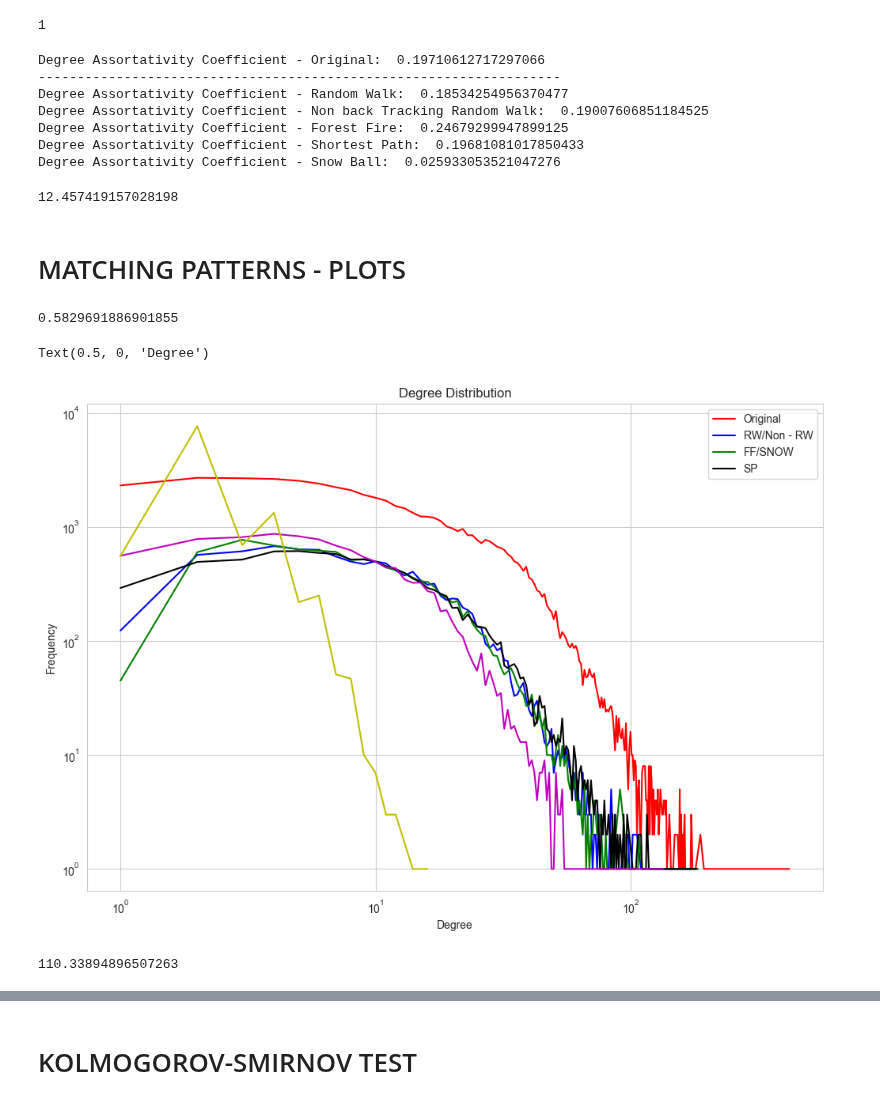
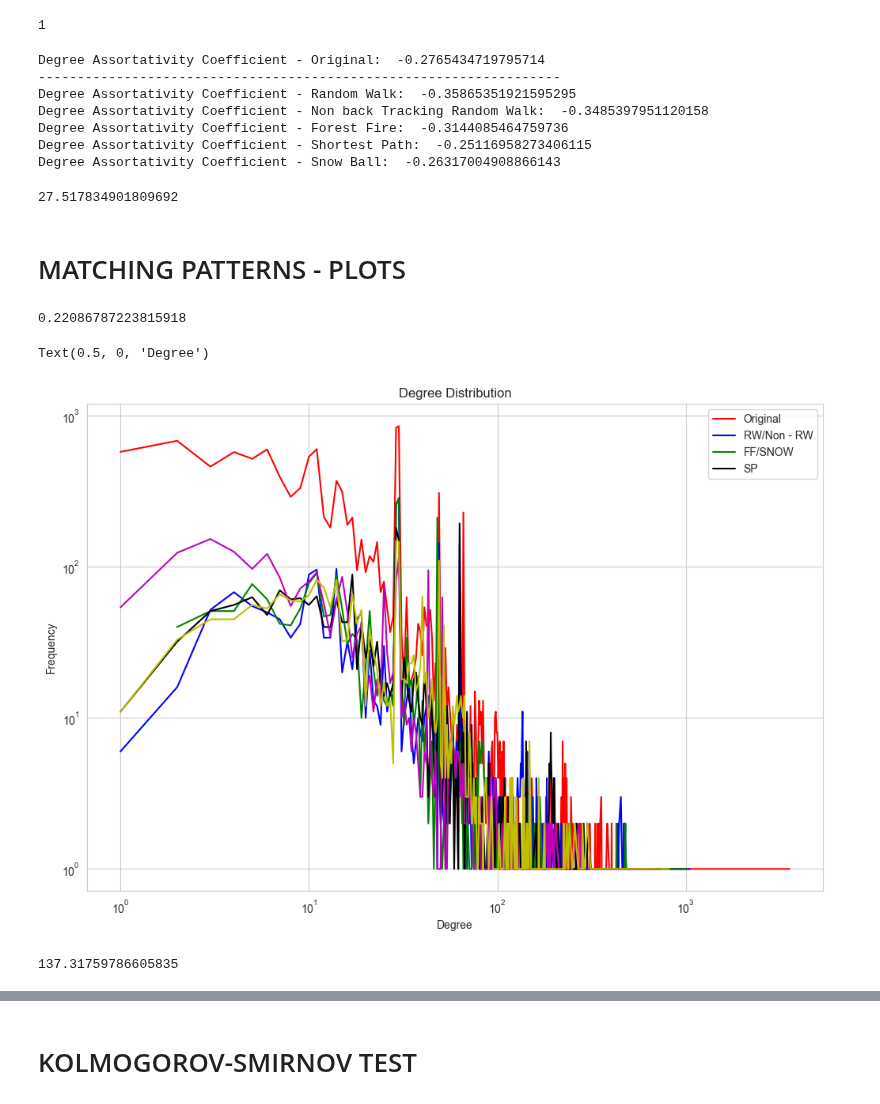
Before and after one commit to kyriakosar/Sampling-from-Networks, a Jupyter notebook: HR_dataset.ipynb, the cells around one changed output, grey strips where cells are left out. Cells and saved outputs as stored; diff of their text form; code cells hidden in the pictures.

```diff
--- a/HR_dataset.ipynb
+++ b/HR_dataset.ipynb
@@ -70,0 +73,13 @@ after sampling graph nodes 10915
+# %%
+ts = time.time()
+"""Snow ball sampler example"""
+
+from littleballoffur.exploration_sampling import MetropolisHastingsRandomWalkSampler
+
+sampler = MetropolisHastingsRandomWalkSampler(number_of_nodes = 2326)
+
+metropolis_graph = sampler.sample(graph)
+
+print('original graph nodes', len(graph.nodes))
+print('after sampling graph nodes', len(metropolis_graph.nodes))
+time.time() - ts
@@ -76,7 +95,7 @@ ts = time.time()
 
 from littleballoffur.exploration_sampling import ForestFireSampler
 
-sampler = ForestFireSampler(10915)
+sampler = ForestFireSampler(2326)
 
 ff_graph = sampler.sample(graph)
 
@@ -95,7 +114,7 @@ ts = time.time()
 
 from littleballoffur.exploration_sampling import SpikyBallSampler
 
-sampler = SpikyBallSampler(10915)
+sampler = SpikyBallSampler(2326)
 
 spiky_graph = sampler.sample(graph)
 
@@ -235,24 +241,26 @@ print('Degree Assortativity Coefficient - Random Walk: ',nx.degree_assortativity
 #Non Back tracking Random Walk
 print('Degree Assortativity Coefficient - Non back Tracking Random Walk: ',nx.degree_assortativity_coefficient(nrw_graph))
 
+#Metropolis Hastings Random Walk
+print('Degree Assortativity Coefficient - Metropolis Hastings Random Walk: ',nx.degree_assortativity_coefficient(metropolis_graph))
+
 #Forest Fire
 print('Degree Assortativity Coefficient - Forest Fire: ',nx.degree_assortativity_coefficient(ff_graph))
 
-#Shortest Path
-print('Degree Assortativity Coefficient - Shortest Path: ',nx.degree_assortativity_coefficient(spiky_graph))
+#Spiky
+print('Degree Assortativity Coefficient - Spiky: ',nx.degree_assortativity_coefficient(spiky_graph))
 
-#Snow Ball
-print('Degree Assortativity Coefficient - Snow Ball: ',nx.degree_assortativity_coefficient(frontier_graph))
+
 time.time() - ts
 # %% [output]
-Degree Assortativity Coefficient - Original:  0.19710612717297066
+Degree Assortativity Coefficient - Original:  -0.2765434719795714
 -------------------------------------------------------------------
-Degree Assortativity Coefficient - Random Walk:  0.18534254956370477
-Degree Assortativity Coefficient - Non back Tracking Random Walk:  0.19007606851184525
-Degree Assortativity Coefficient - Forest Fire:  0.24679299947899125
-Degree Assortativity Coefficient - Shortest Path:  0.19681081017850433
-Degree Assortativity Coefficient - Snow Ball:  0.025933053521047276
+Degree Assortativity Coefficient - Random Walk:  -0.35865351921595295
+Degree Assortativity Coefficient - Non back Tracking Random Walk:  -0.3485397951120158
+Degree Assortativity Coefficient - Forest Fire:  -0.3144085464759736
+Degree Assortativity Coefficient - Shortest Path:  -0.25116958273406115
+Degree Assortativity Coefficient - Snow Ball:  -0.26317004908866143
-12.457419157028198
+27.517834901809692
 # %% [markdown]
 # MATCHING PATTERNS - PLOTS
 # %%
@@ -273,32 +281,34 @@ deg1,cnt1 = degree_distributon(rw_graph)
 #Non Back tracking Random Walk
 deg2,cnt2 = degree_distributon(nrw_graph)
 
+#Metropolis Hastings Random Walk
+deg5,cnt5 = degree_distributon(metropolis_graph)
+
 #Forest Fire
 deg3,cnt3 = degree_distributon(ff_graph)
 
-#Shortest Path
+#Spiky
 deg4,cnt4 = degree_distributon(spiky_graph)
 
-#Snow Ball
-deg5,cnt5 = degree_distributon(frontier_graph)
+
 time.time() - ts
 # %% [output]
-0.5829691886901855
+0.22086787223815918
 # %%
 plt.figure(figsize=(12, 8))
 plt.loglog(deg, cnt, 'r-', label='original')
 plt.loglog(deg1,cnt1, 'b-', label='RW')
 plt.loglog(deg2,cnt2,'g-', label='Non - RW')
-plt.loglog(deg3, cnt3, 'k-', label='FF')
-plt.loglog(deg4, cnt4, 'm-', label='SP')
-plt.loglog(deg5, cnt5, 'y-', label='SNOW')
+plt.loglog(deg3, cnt3, 'k-', label='Metropolis')
+plt.loglog(deg4, cnt4, 'm-', label='FF')
+plt.loglog(deg5, cnt5, 'y-', label='Spiky')
 plt.legend(['Original','RW/Non - RW','FF/SNOW','SP'])
 plt.title("Degree Distribution")
 plt.ylabel("Frequency")
 plt.yscale('log')
 # plt.xscale('log')
 plt.xlabel("Degree")
 # %% [output]
 Text(0.5, 0, 'Degree')
-[figure, old version]
+[figure, new version]
 # %%
@@ -358,12 +348,14 @@ def degree_clustering(original, sample):
    return degrees,clustering_list,avg_kstest
 # %%
 ts = time.time()
+
 degrees,clustering_list,avg_kstest = degree_clustering(graph,graph)
 degrees1,clustering_list1,avg_kstest1 = degree_clustering(graph,rw_graph)
 degrees2,clustering_list2,avg_kstest2 = degree_clustering(graph,nrw_graph)
-degrees3,clustering_list3,avg_kstest3 = degree_clustering(graph,ff_graph)
-degrees4,clustering_list4,avg_kstest4 = degree_clustering(graph,spiky_graph)
-degrees5,clustering_list5,avg_kstest5 = degree_clustering(graph,frontier_graph)
+degrees3,clustering_list3,avg_kstest3 = degree_clustering(graph,metropolis_graph)
+degrees4,clustering_list4,avg_kstest4 = degree_clustering(graph,ff_graph)
+degrees5,clustering_list5,avg_kstest5 = degree_clustering(graph,spiky_graph)
+
 time.time() - ts
 # %% [output]
-110.33894896507263
+137.31759786605835
```
Also changed, not shown: parts of 24 cells of this notebook, 7 other files.
